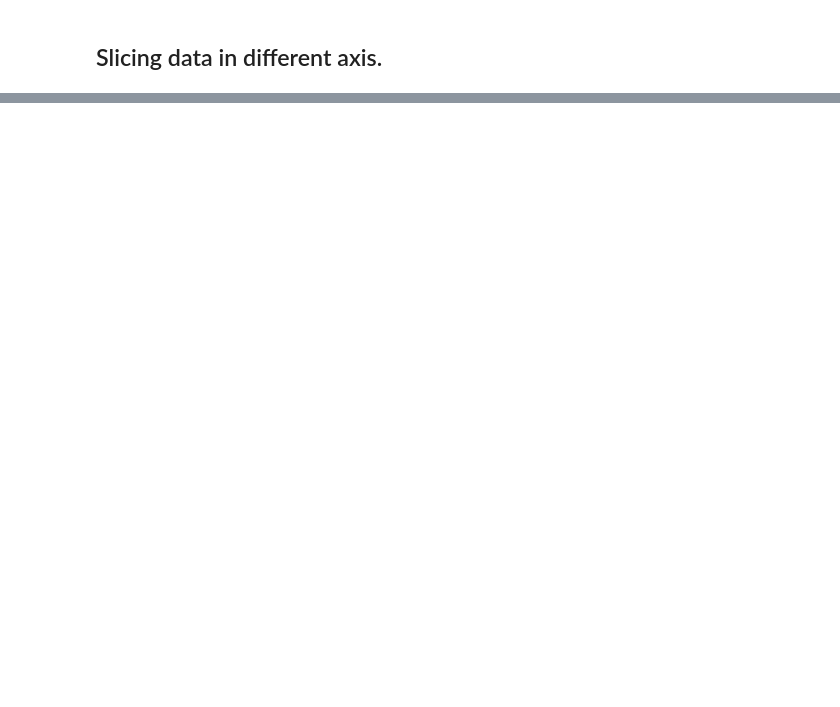
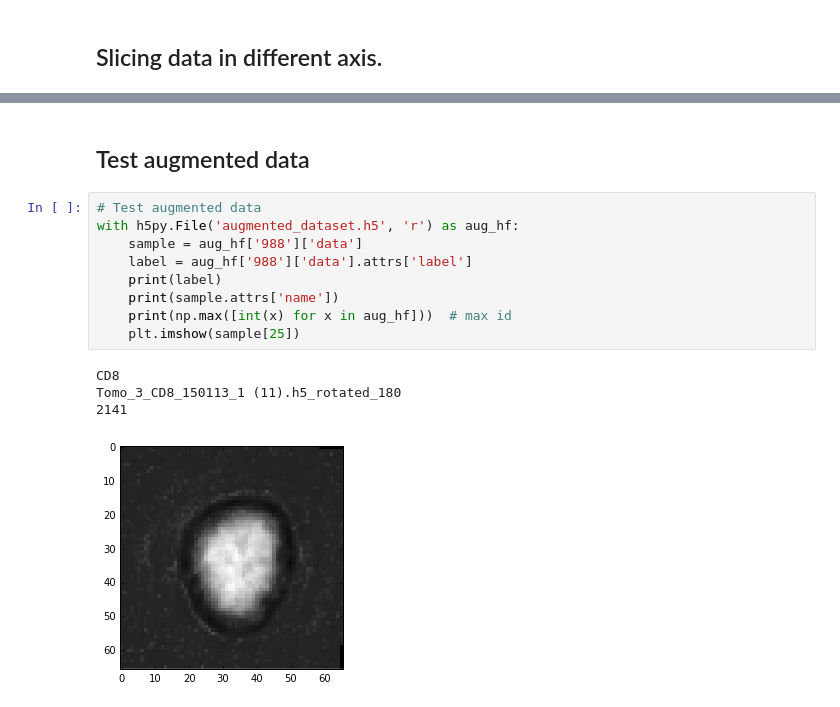
Before and after one commit to dansuh17/bcelltcell, a Jupyter notebook: wbc_test.ipynb, the cells around one changed output, grey strips where cells are left out. Drawn from its saved outputs; the diff is of its cells as text; blank space fills up the shorter version.

```diff
--- a/wbc_test.ipynb
+++ b/wbc_test.ipynb
@@ -155,0 +252,16 @@ with h5py.File('dataset.h5', 'r') as hf:
+# %% [markdown]
+## Test augmented data
+# %%
+# Test augmented data
+with h5py.File('augmented_dataset.h5', 'r') as aug_hf:
+    sample = aug_hf['988']['data']
+    label = aug_hf['988']['data'].attrs['label']
+    print(label)
+    print(sample.attrs['name'])
+    print(np.max([int(x) for x in aug_hf]))  # max id
+    plt.imshow(sample[25])
+# %% [output]
+CD8
+Tomo_3_CD8_150113_1 (11).h5_rotated_180
+2141
+[figure, added]
```
Also changed, not shown: parts of 9 cells of this notebook.
